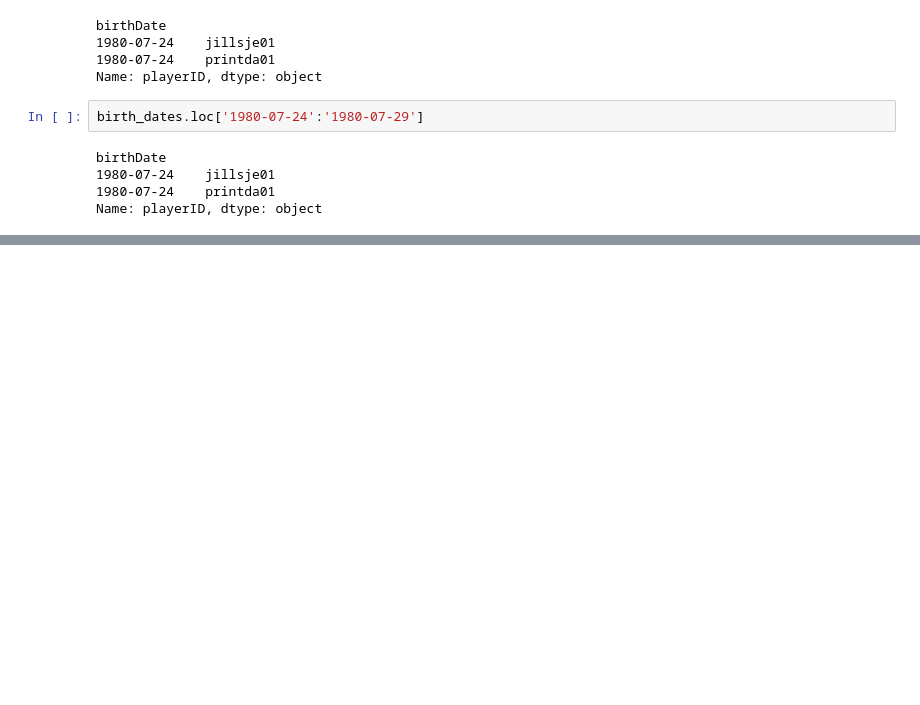
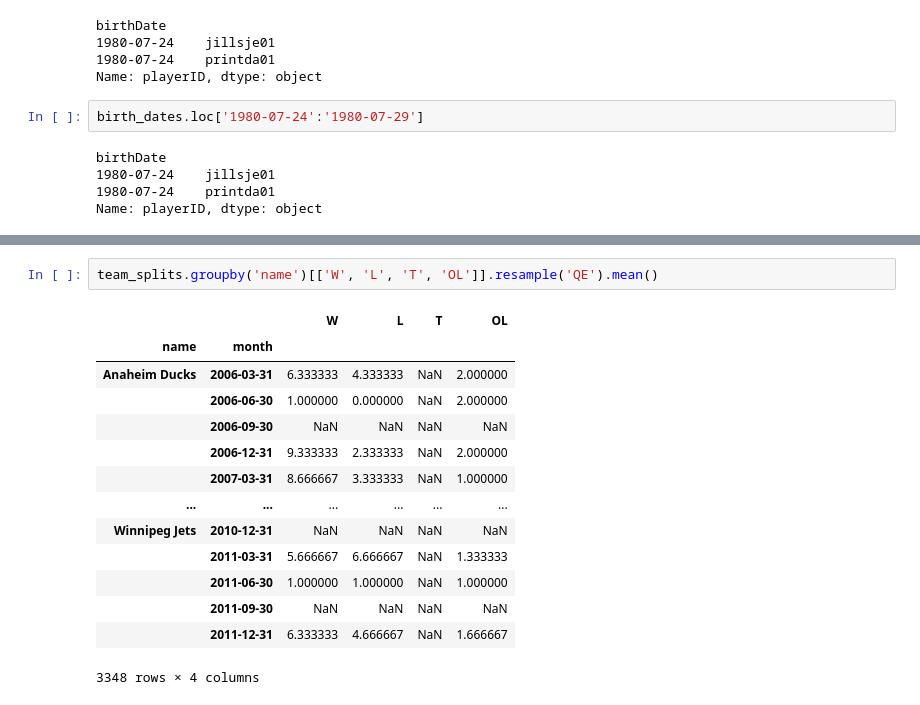
Before and after one commit to Kinetics20/hockey_pandas_practice, a Jupyter notebook: notebooks/handling_time_series.ipynb, the cells around one changed output, grey strips where cells are left out. Drawn from its saved outputs; the diff is of its cells as text; blank space fills up the shorter version.

```diff
--- a/notebooks/handling_time_series.ipynb
+++ b/notebooks/handling_time_series.ipynb
@@ -261,0 +432,17 @@ Name: playerID, dtype: object
+# %%
+team_splits.groupby('name')[['W', 'L', 'T', 'OL']].resample('QE').mean()
+# %% [output]
+|  |  | W | L | T | OL |
+| name | month |  |  |  |  |
+| Anaheim Ducks | 2006-03-31 | 6.333333 | 4.333333 | NaN | 2.000000 |
+|  | 2006-06-30 | 1.000000 | 0.000000 | NaN | 2.000000 |
+|  | 2006-09-30 | NaN | NaN | NaN | NaN |
+|  | 2006-12-31 | 9.333333 | 2.333333 | NaN | 2.000000 |
+|  | 2007-03-31 | 8.666667 | 3.333333 | NaN | 1.000000 |
+| ... | ... | ... | ... | ... | ... |
+| Winnipeg Jets | 2010-12-31 | NaN | NaN | NaN | NaN |
+|  | 2011-03-31 | 5.666667 | 6.666667 | NaN | 1.333333 |
+|  | 2011-06-30 | 1.000000 | 1.000000 | NaN | 1.000000 |
+|  | 2011-09-30 | NaN | NaN | NaN | NaN |
+|  | 2011-12-31 | 6.333333 | 4.666667 | NaN | 1.666667 |
+3348 rows × 4 columns
```
Also changed, not shown: parts of 26 cells of this notebook, 6 other files.
